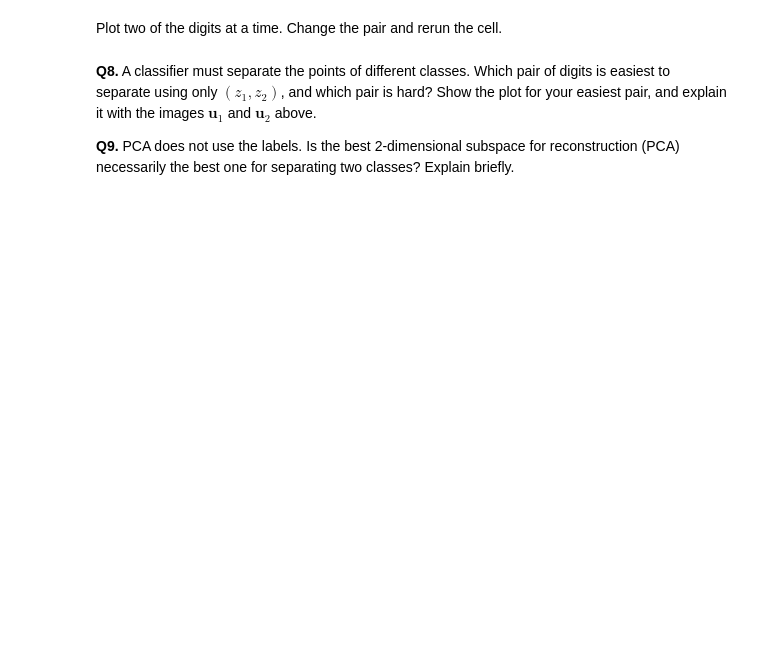
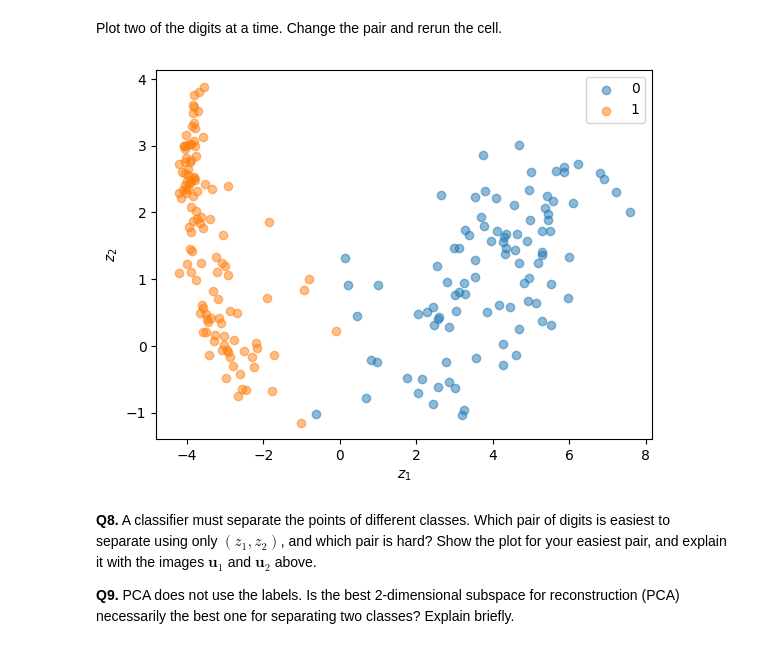
Before and after one commit to MarcusBoivie/Mathematical-Introduction-to-Machine-Learning, a Jupyter notebook: ca1/lab1b-pca.ipynb, the cells around one changed output. Cells and saved outputs as stored; diff of their text form; code cells hidden in the pictures; blank space fills up the shorter version.

```diff
--- a/ca1/lab1b-pca.ipynb
+++ b/ca1/lab1b-pca.ipynb
@@ -399,11 +407,13 @@ plt.xlabel('$z_1$'); plt.ylabel('$z_2$'); plt.legend(markerscale=2);
 # %% [markdown]
 Plot two of the digits at a time. Change the pair and rerun the cell.
 # %%
-a, b = '3', '5'    # try different pairs
+a, b = '0', '1'    # try different pairs
 plt.figure()
 plt.scatter(Z[y_img == a, 0], Z[y_img == a, 1], alpha=0.5, label=a)
 plt.scatter(Z[y_img == b, 0], Z[y_img == b, 1], alpha=0.5, label=b)
 plt.xlabel('$z_1$'); plt.ylabel('$z_2$'); plt.legend();
+# %% [output]
+[figure, added]
 # %% [markdown]
 **Q8.** A classifier must separate the points of different classes. Which pair of digits is easiest to separate using
 only $(z_1,z_2)$, and which pair is hard? Show the plot for your easiest pair, and explain it with the images
```
Also changed, not shown: parts of 3 cells of this notebook.
